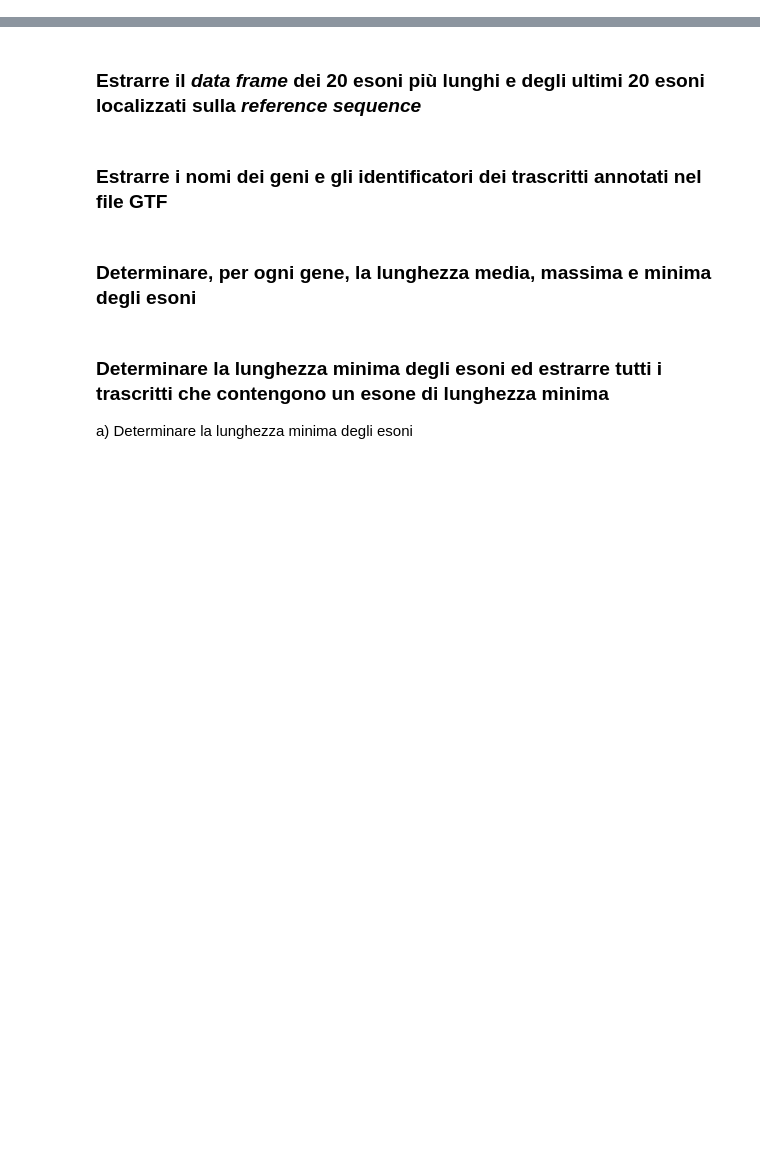
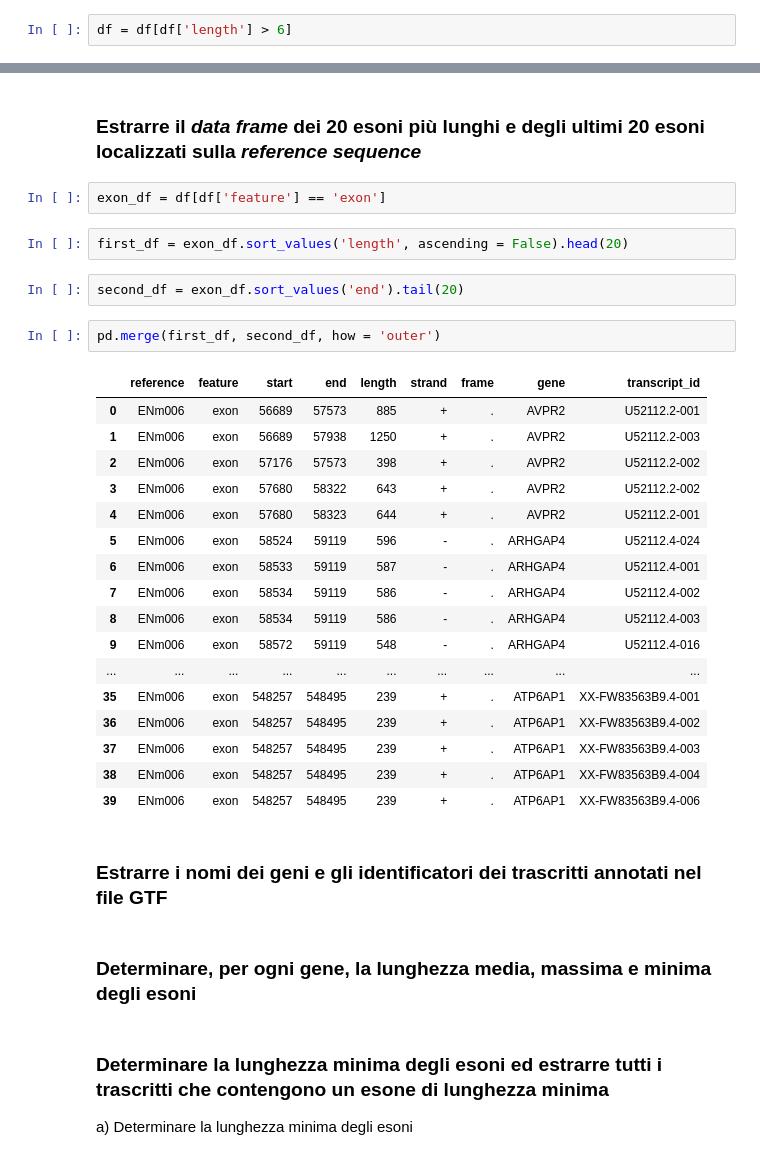
Before and after one commit to bioinformatica-corso/lezioni, a Jupyter notebook: laboratorio/lab13,14-30ott,6nov24/esercizio6.ipynb, the cells around one changed output, grey strips where cells are left out. Drawn from its saved outputs; the diff is of its cells as text; blank space fills up the shorter version.

```diff
--- a/laboratorio/lab13,14-30ott,6nov24/esercizio6.ipynb
+++ b/laboratorio/lab13,14-30ott,6nov24/esercizio6.ipynb
@@ -26,2 +146,4 @@ La colonne `gene` e `transcript` dovranno contenere solo il nome del gene e l'ID
 # %% [markdown]
 ### Rimuovere tutte le *features* di lunghezza ≤ 6
+# %%
+df = df[df['length'] > 6]
@@ -28,5 +166,31 @@ La colonne `gene` e `transcript` dovranno contenere solo il nome del gene e l'ID
 # %% [markdown]
 ### Estrarre il *data frame* dei 20 esoni più lunghi e degli ultimi 20 esoni localizzati sulla *reference sequence*
+# %%
+exon_df = df[df['feature'] == 'exon']
+# %%
+first_df = exon_df.sort_values('length', ascending = False).head(20)
+# %%
+second_df = exon_df.sort_values('end').tail(20)
+# %%
+pd.merge(first_df, second_df, how = 'outer')
+# %% [output]
+|  | reference | feature | start | end | length | strand | frame | gene | transcript_id |
+| 0 | ENm006 | exon | 56689 | 57573 | 885 | + | . | AVPR2 | U52112.2-001 |
+| 1 | ENm006 | exon | 56689 | 57938 | 1250 | + | . | AVPR2 | U52112.2-003 |
+| 2 | ENm006 | exon | 57176 | 57573 | 398 | + | . | AVPR2 | U52112.2-002 |
+| 3 | ENm006 | exon | 57680 | 58322 | 643 | + | . | AVPR2 | U52112.2-002 |
+| 4 | ENm006 | exon | 57680 | 58323 | 644 | + | . | AVPR2 | U52112.2-001 |
+| 5 | ENm006 | exon | 58524 | 59119 | 596 | - | . | ARHGAP4 | U52112.4-024 |
+| 6 | ENm006 | exon | 58533 | 59119 | 587 | - | . | ARHGAP4 | U52112.4-001 |
+| 7 | ENm006 | exon | 58534 | 59119 | 586 | - | . | ARHGAP4 | U52112.4-002 |
+| 8 | ENm006 | exon | 58534 | 59119 | 586 | - | . | ARHGAP4 | U52112.4-003 |
+| 9 | ENm006 | exon | 58572 | 59119 | 548 | - | . | ARHGAP4 | U52112.4-016 |
+| ... | ... | ... | ... | ... | ... | ... | ... | ... | ... |
+| 35 | ENm006 | exon | 548257 | 548495 | 239 | + | . | ATP6AP1 | XX-FW83563B9.4-001 |
+| 36 | ENm006 | exon | 548257 | 548495 | 239 | + | . | ATP6AP1 | XX-FW83563B9.4-002 |
+| 37 | ENm006 | exon | 548257 | 548495 | 239 | + | . | ATP6AP1 | XX-FW83563B9.4-003 |
+| 38 | ENm006 | exon | 548257 | 548495 | 239 | + | . | ATP6AP1 | XX-FW83563B9.4-004 |
+| 39 | ENm006 | exon | 548257 | 548495 | 239 | + | . | ATP6AP1 | XX-FW83563B9.4-006 |
 # %% [markdown]
 ### Estrarre i nomi dei geni e gli identificatori dei trascritti annotati nel file GTF
 # %% [markdown]
```
Also changed, not shown: parts of 17 cells of this notebook.
